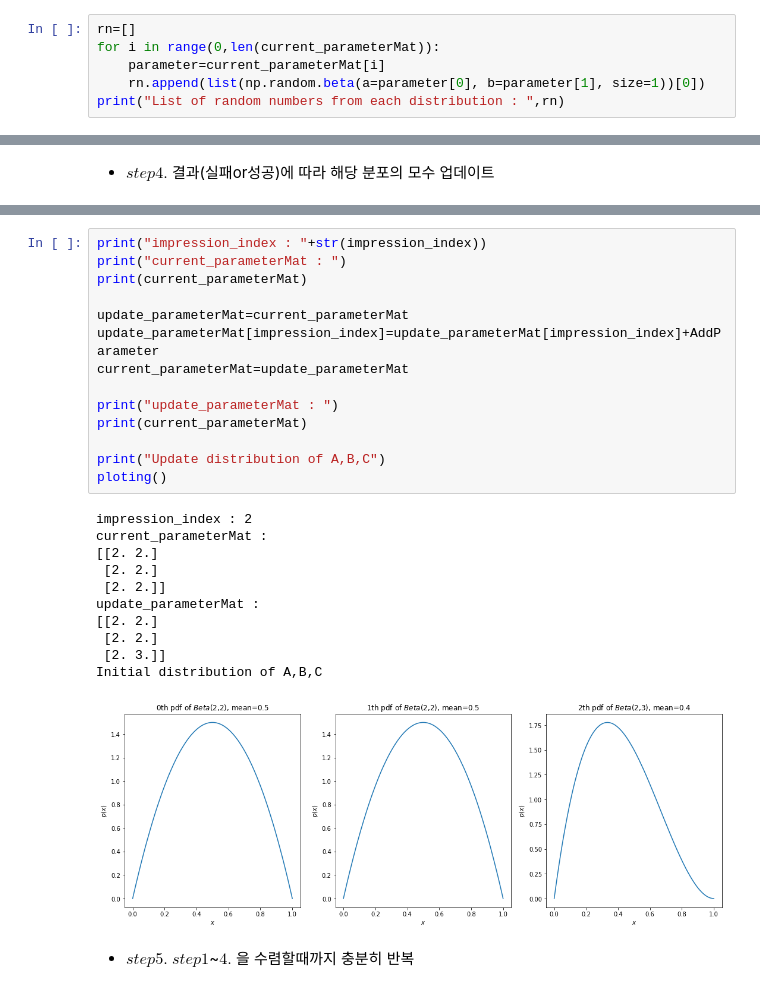
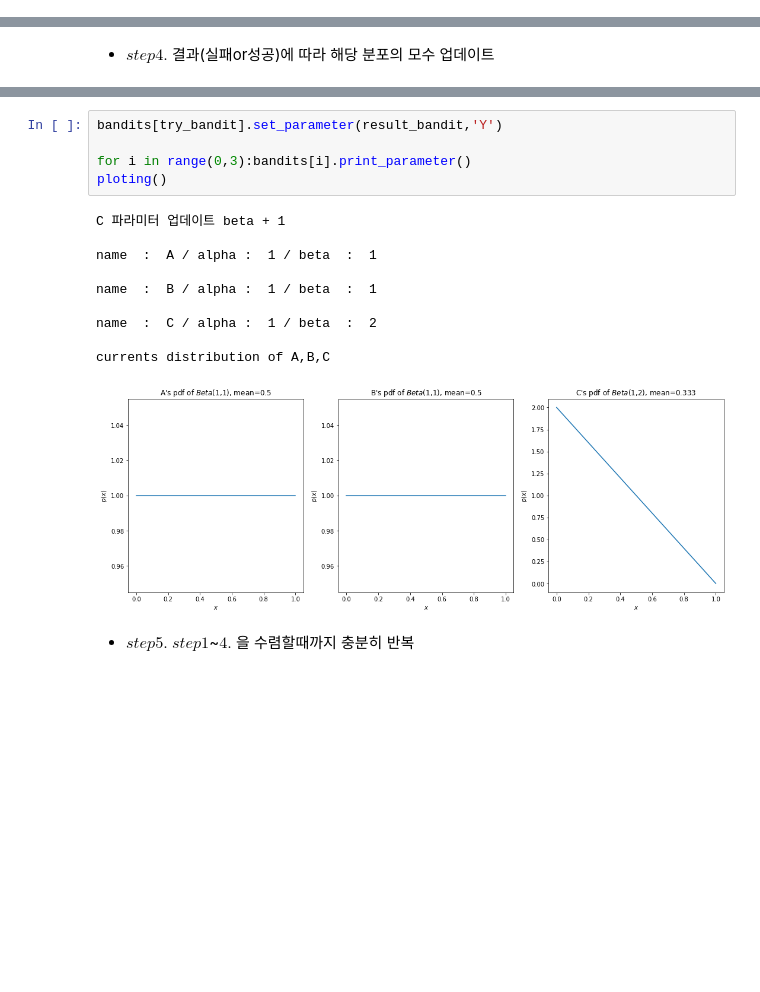
Before and after one commit to Yimdh/progress, a Jupyter notebook: stat/MAB/MAB_simulation.ipynb, the cells around one changed output, grey strips where cells are left out. Drawn from its saved outputs; the diff is of its cells as text; blank space fills up the shorter version.

```diff
--- a/stat/MAB/MAB_simulation.ipynb
+++ b/stat/MAB/MAB_simulation.ipynb
@@ -123,6 +136,0 @@ Initial distribution of A,B,C
-# %%
-rn=[]
-for i in range(0,len(current_parameterMat)):
-    parameter=current_parameterMat[i]
-    rn.append(list(np.random.beta(a=parameter[0], b=parameter[1], size=1))[0])
-print("List of random numbers from each distribution : ",rn)
@@ -171,28 +150,18 @@ testAddParameter : [0, 1]
-# %%
-print("impression_index : "+str(impression_index))
-print("current_parameterMat : ")
-print(current_parameterMat)
-
-update_parameterMat=current_parameterMat
-update_parameterMat[impression_index]=update_parameterMat[impression_index]+AddParameter
-current_parameterMat=update_parameterMat
-
-print("update_parameterMat : ")
-print(current_parameterMat)
-
-print("Update distribution of A,B,C")
-ploting()
-# %% [output]
-impression_index : 2
-current_parameterMat :
-[[2. 2.]
- [2. 2.]
- [2. 2.]]
-update_parameterMat :
-[[2. 2.]
- [2. 2.]
- [2. 3.]]
-Initial distribution of A,B,C
-[figure, removed]
+# %%
+bandits[try_bandit].set_parameter(result_bandit,'Y')
+
+for i in range(0,3):bandits[i].print_parameter()
+ploting()
+# %% [output]
+C 파라미터 업데이트 beta + 1
+
+name  :  A / alpha :  1 / beta  :  1
+
+name  :  B / alpha :  1 / beta  :  1
+
+name  :  C / alpha :  1 / beta  :  2
+
+currents distribution of A,B,C
+[figure, added]
 # %% [markdown]
 + $step 5.$ $step1$~$4.$ 을 수렴할때까지 충분히 반복
```
Also changed, not shown: parts of 24 cells of this notebook.
